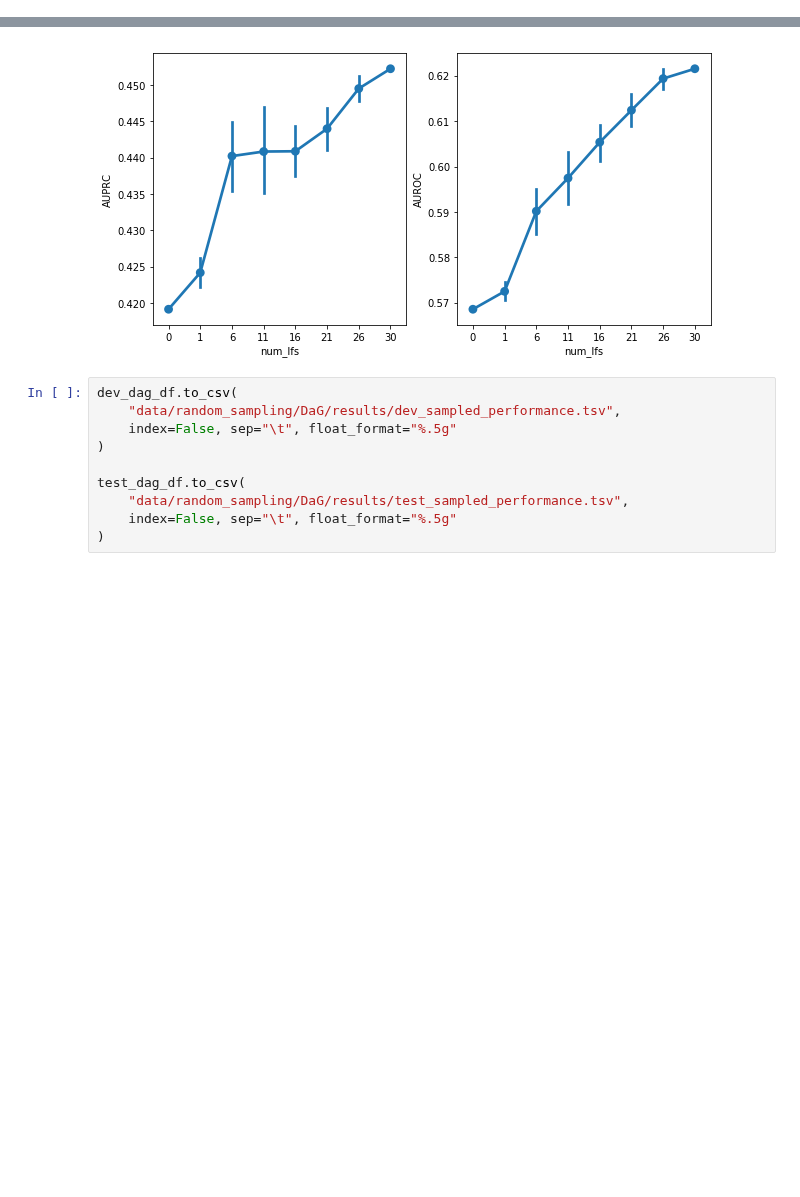
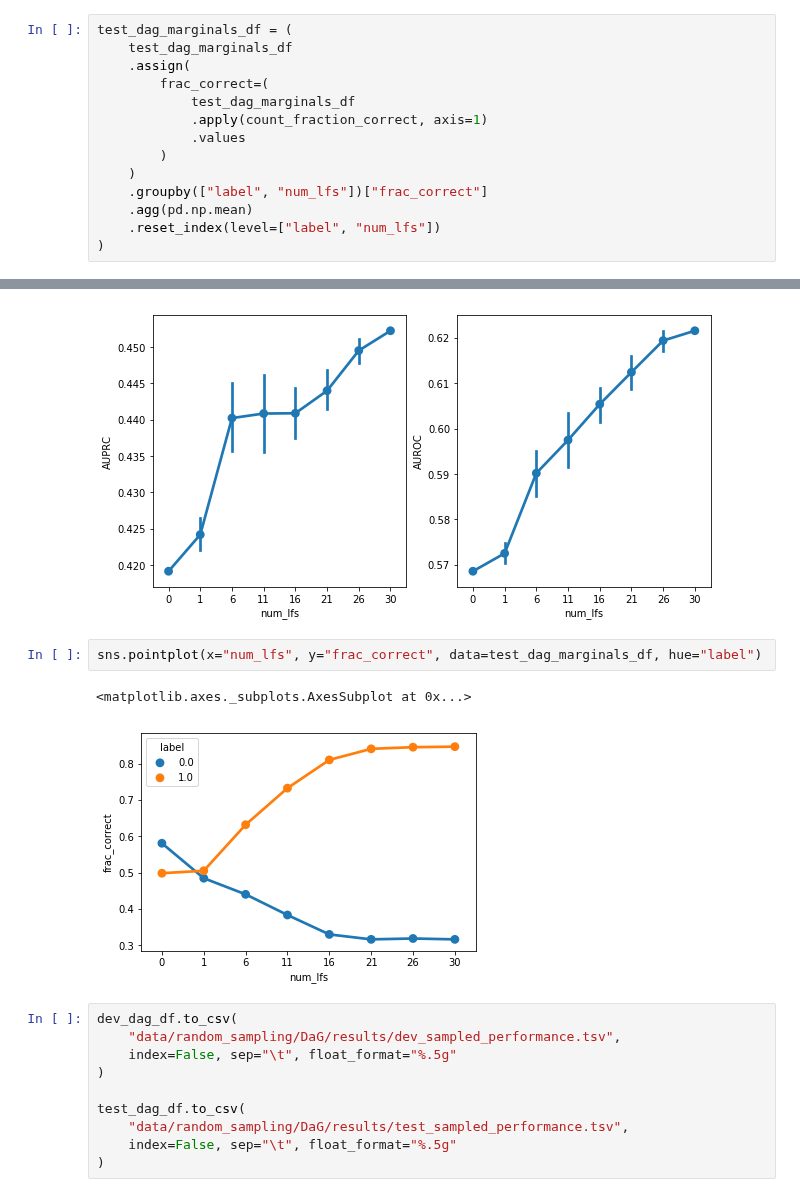
Before and after one commit to greenelab/snorkeling, a Jupyter notebook: disease_gene/disease_associates_gene/single_task/single_task_label_function_experiment.ipynb, the cells around one changed output, grey strips where cells are left out. Cells and saved outputs as stored; diff of their text form; blank space fills up the shorter version.

```diff
--- a/disease_gene/disease_associates_gene/single_task/single_task_label_function_experiment.ipynb
+++ b/disease_gene/disease_associates_gene/single_task/single_task_label_function_experiment.ipynb
@@ -376,3 +403,17 @@ If you're reading this message in another frontend (for example, a static render
+# %%
+test_dag_marginals_df = (
+    test_dag_marginals_df
+    .assign(
+        frac_correct=(
+            test_dag_marginals_df
+            .apply(count_fraction_correct, axis=1)
+            .values
+        )
+    )
+    .groupby(["label", "num_lfs"])["frac_correct"]
+    .agg(pd.np.mean)
+    .reset_index(level=["label", "num_lfs"])
+)
 # %% [markdown]
 ## Dev Set Performance (AUPRC, AUROC)
 # %%
@@ -391,6 +437,11 @@ sns.pointplot(x="num_lfs", y="AUROC", data=test_dag_df, ax=axs[1])
 # %% [output]
 <matplotlib.axes._subplots.AxesSubplot at 0x...>
 [figure]
+# %%
+sns.pointplot(x="num_lfs", y="frac_correct", data=test_dag_marginals_df, hue="label")
+# %% [output]
+<matplotlib.axes._subplots.AxesSubplot at 0x...>
+[figure, added]
 # %%
 dev_dag_df.to_csv(
     "data/random_sampling/DaG/results/dev_sampled_performance.tsv",
```
Also changed, not shown: parts of 34 cells of this notebook, 48 other files.
